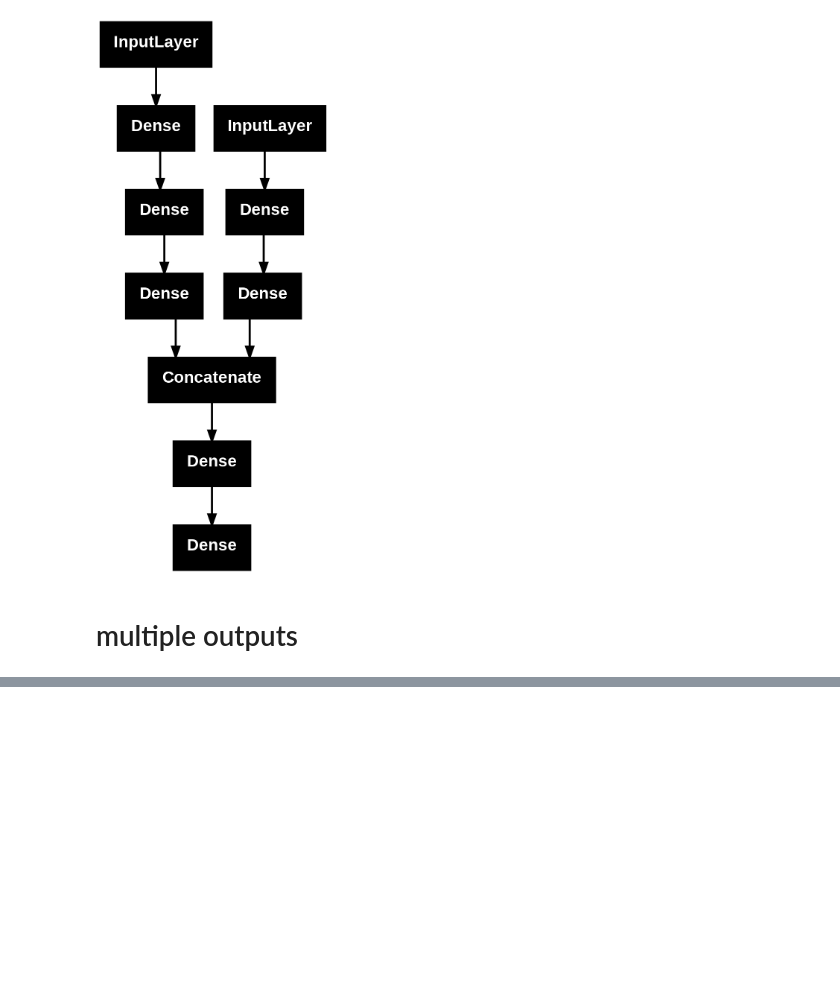
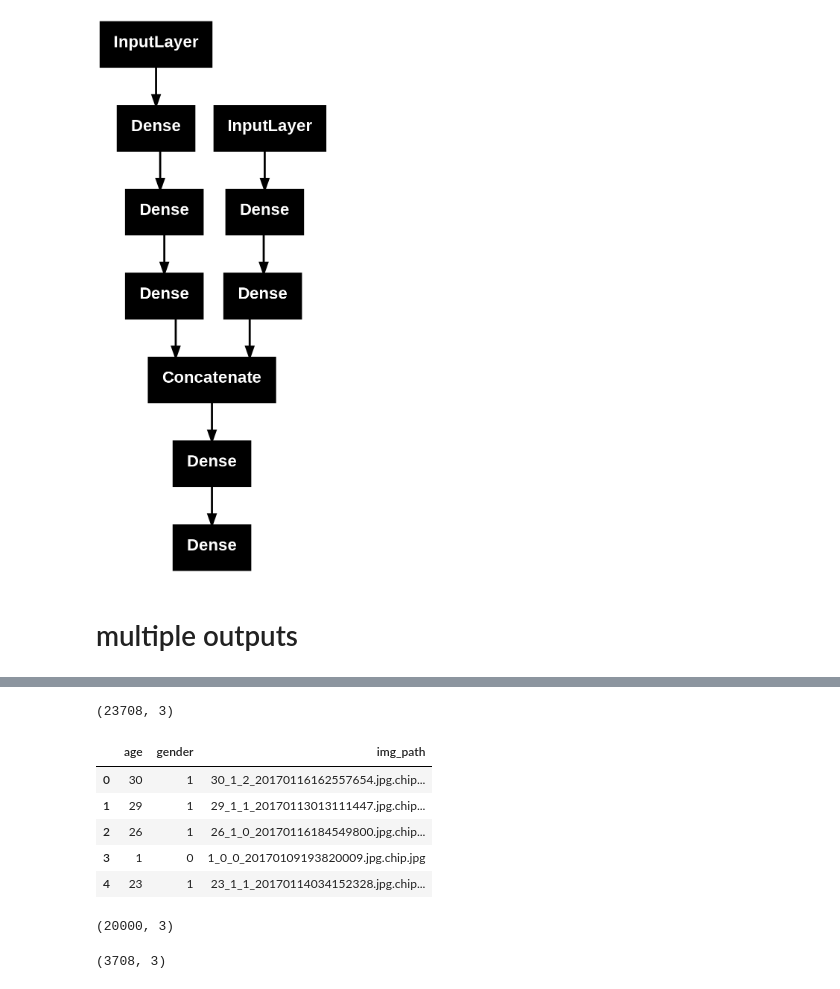
Before and after one commit to codehacker4655/CNN-s, a Jupyter notebook: Functional_model.ipynb, the cells around one changed output, grey strips where cells are left out. Cells and saved outputs as stored; diff of their text form; code cells hidden in the pictures; blank space fills up the shorter version.

```diff
--- a/Functional_model.ipynb
+++ b/Functional_model.ipynb
@@ -70,0 +85,37 @@ plot_model(model1)
+# %%
+folder_path=path
+import os
+# %%
+import os
+
+age=[]
+gender=[]
+img_path=[]
+
+# Adjust folder_path to point to the directory containing the actual images
+# This assumes the structure is /path/to/dataset/UTKFace/image_files.jpg
+# If 'UTKFace' is a directory inside the current folder_path, update folder_path.
+if 'UTKFace' in os.listdir(folder_path) and os.path.isdir(os.path.join(folder_path, 'UTKFace')):
+    folder_path = os.path.join(folder_path, 'UTKFace')
+
+for file in os.listdir(folder_path):
+  # Skip if it's not a file (e.g., a subdirectory)
+  if not os.path.isfile(os.path.join(folder_path, file)):
+      continue
+  # Ensure it's an image file by checking extension
+  if not file.lower().endswith(('.jpg', '.jpeg', '.png')):
+      continue
+
+  parts = file.split('_')
+  # Expected format: age_gender_race_date.jpg
+  if len(parts) >= 2:
+      try:
+          age.append(int(parts[0]))
+          gender.append(int(parts[1]))
+          img_path.append(file)
+      except ValueError:
+          print(f"Warning: Could not parse age/gender from filename: {file}. Skipping.")
+          continue
+  else:
+      print(f"Warning: Unexpected filename format: {file}. Skipping.")
+      continue
@@ -70,0 +124,15 @@ plot_model(model1)
+# %%
+df=pd.DataFrame({"age":age,"gender":gender,"img_path":img_path})
+# %%
+df.shape
+# %% [output]
+(23708, 3)
+# %%
+df.head()
+# %% [output]
+|  | age | gender | img_path |
+| 0 | 30 | 1 | 30_1_2_20170116162557654.jpg.chip... |
+| 1 | 29 | 1 | 29_1_1_20170113013111447.jpg.chip... |
+| 2 | 26 | 1 | 26_1_0_20170116184549800.jpg.chip... |
+| 3 | 1 | 0 | 1_0_0_20170109193820009.jpg.chip.jpg |
+| 4 | 23 | 1 | 23_1_1_20170114034152328.jpg.chip... |
@@ -70,0 +142,8 @@ plot_model(model1)
+# %%
+train_df.shape
+# %% [output]
+(20000, 3)
+# %%
+test_df.shape
+# %% [output]
+(3708, 3)
```
Also changed, not shown: parts of 18 cells of this notebook.
